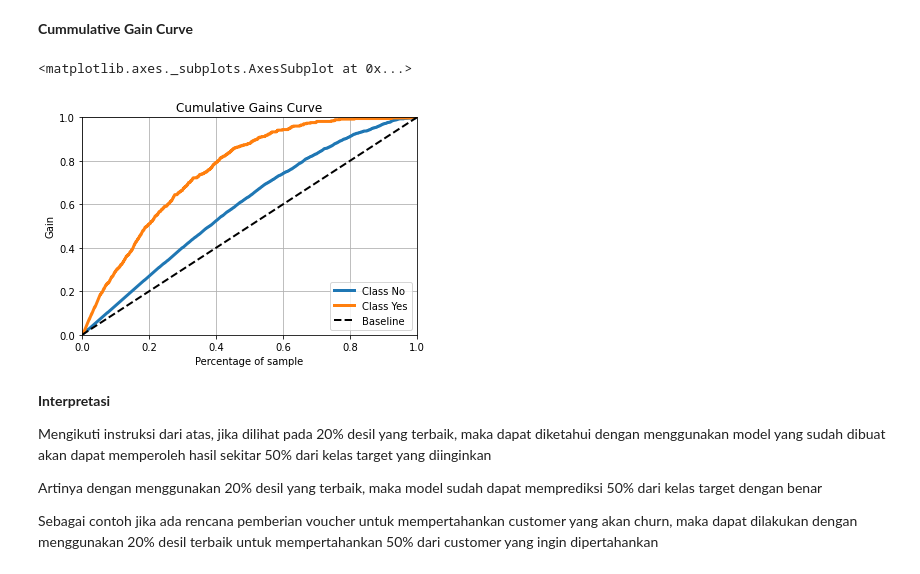
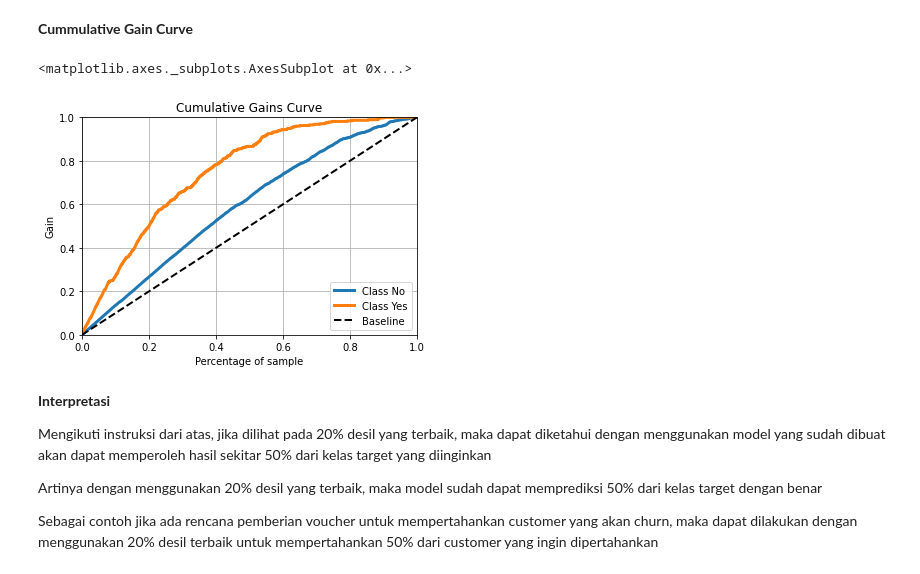
Before and after one commit to dartwinshu/dibimbing-machine-learning-application, a Jupyter notebook: Dibimbing - Machine Learning Application - Assignment.ipynb, the cells around one changed output. Saved outputs shown, nothing was run; the diff lists cells and outputs as text; code cells hidden in the pictures.

```diff
--- a/Dibimbing - Machine Learning Application - Assignment.ipynb
+++ b/Dibimbing - Machine Learning Application - Assignment.ipynb
@@ -1406,10 +1456,10 @@ Mengikuti instruksi dari atas, jika dilihat pada 20% desil yang terbaik, maka da
 # %% [markdown]
 **Cummulative Gain Curve**
 # %%
-skplt.metrics.plot_cumulative_gain(y_test, xgb_proba)
+skplt.metrics.plot_cumulative_gain(y_test, loreg_proba)
 # %% [output]
 <matplotlib.axes._subplots.AxesSubplot at 0x...>
-[figure, old version]
+[figure, new version]
 # %% [markdown]
 **Interpretasi**
 
```
Also changed, not shown: parts of 49 cells of this notebook.
